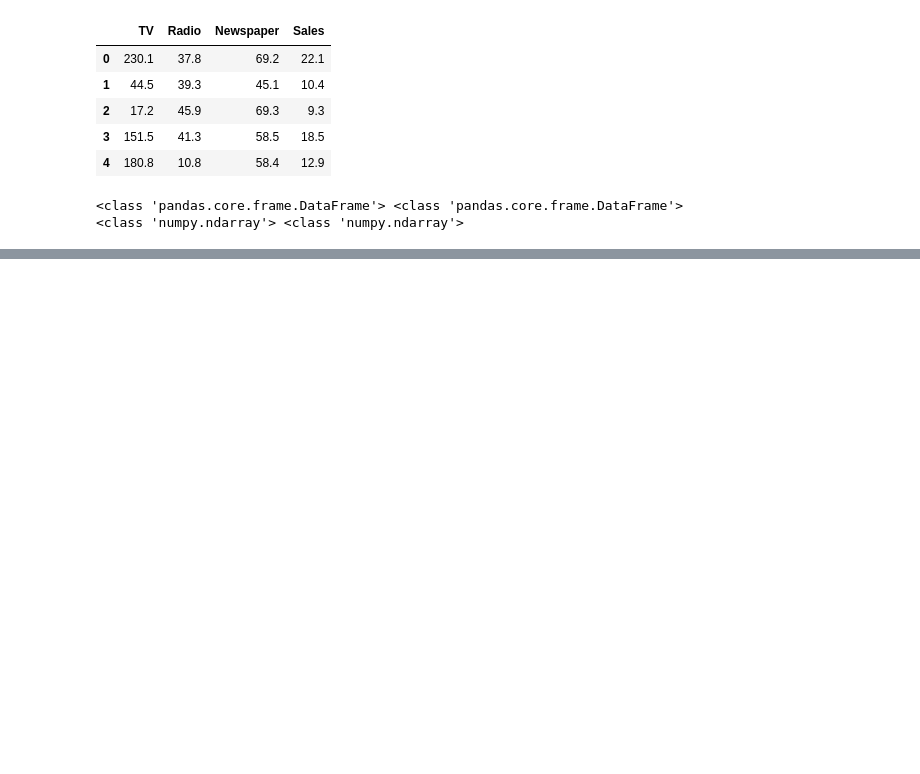
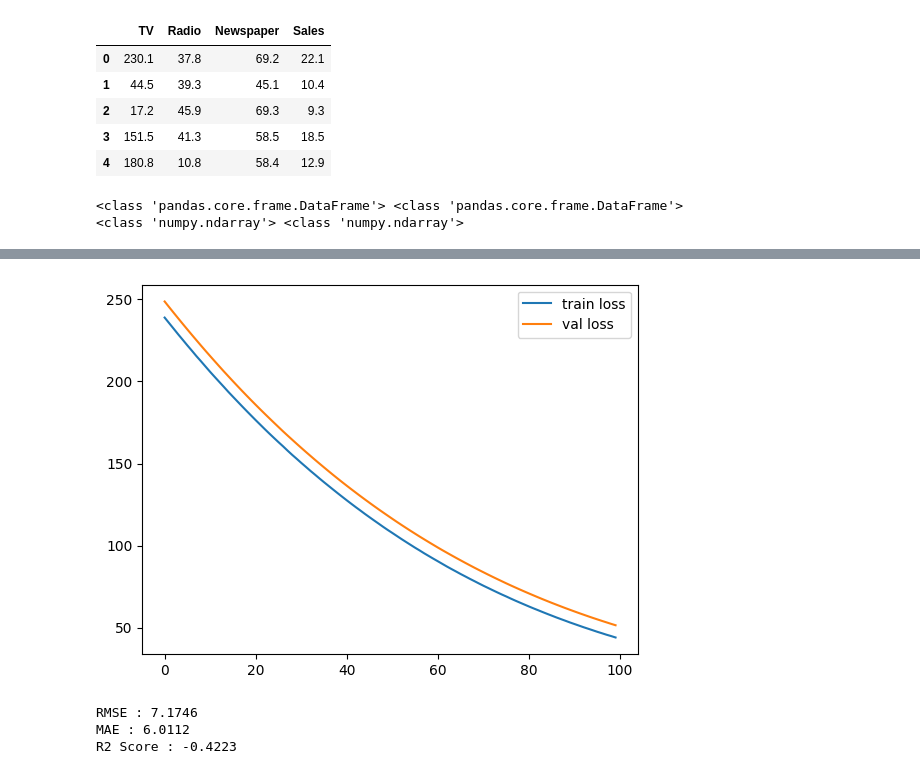
Before and after one commit to sonky20/sonky, a Jupyter notebook: 2일차_딥러닝실습.ipynb, the cells around one changed output, grey strips where cells are left out. Saved outputs shown, nothing was run; the diff lists cells and outputs as text; code cells hidden in the pictures; blank space fills up the shorter version.

```diff
--- a/2일차_딥러닝실습.ipynb
+++ b/2일차_딥러닝실습.ipynb
@@ -64,0 +71,38 @@ train_loader = DataLoader(train_ds, batch_size=BATCH_SIZE, shuffle=True)
+# %%
+EPOCHS = 100
+tr_loss_list, val_loss_list = [], []
+# 1. 학습 데이터 반복 학습
+for epoch in range(EPOCHS):
+  model.train() # 모델 학습 모드
+  total_loss = 0.0
+  n_batch = 0
+
+  # 2. 에포크마다 배치 단위 학습
+  for x, y in train_loader:
+    x, y = x.to(device), y.to(device)
+
+    # 3. 학습
+    # 오차 순전파: 학습 데이터에서 오차 계산
+    pred = model(x) # 모델에 x를 입력해 예측
+    loss = loss_fn(pred, y) # 오차 계산
+
+    # 오차 역전파: 오차로부터 가중치 업데이트
+    optimizer.zero_grad() # 기울기(gradient) 초기화
+    loss.backward() # 손실 함수를 기준으로 각 가중치의 기울기를 계산
+    optimizer.step() #기울기를 기준으로 가중치 조정
+
+    total_loss += loss.item()
+    n_batch += 1
+
+  # 에포크마다 학습 오차 집계
+  tr_loss = total_loss / n_batch
+
+  # 4. 검증
+  model.eval() # 모델 평가/추론 모드
+  with torch.no_grad():
+    val_pred = model(x_val_ts);
+    val_loss = loss_fn(val_pred, y_val_ts)
+
+  tr_loss_list.append(tr_loss)
+  val_loss_list.append(val_loss)
+  print(f"EPoch {epoch + 1 : 4d} | train loss {tr_loss:.4f} | val loss {val_loss:.4f}")
@@ -64,0 +127,23 @@ train_loader = DataLoader(train_ds, batch_size=BATCH_SIZE, shuffle=True)
+# %%
+plt.plot(tr_loss_list, label='train loss')
+plt.plot(val_loss_list, label='val loss')
+plt.legend()
+plt.show()
+# %% [output]
+[figure, added]
+# %%
+# 예측
+model.eval()
+with torch.no_grad():
+  pred_val = model(x_val_ts).numpy()
+
+true_val = y_val_ts.numpy()
+
+# 평가
+print(f"RMSE : {root_mean_squared_error(true_val, pred_val):.4f}")
+print(f"MAE : {mean_absolute_error(true_val, pred_val):.4f}")
+print(f"R2 Score : {r2_score(true_val, pred_val):.4f}")
+# %% [output]
+RMSE : 7.1746
+MAE : 6.0112
+R2 Score : -0.4223
```
Also changed, not shown: parts of 3 cells of this notebook.
